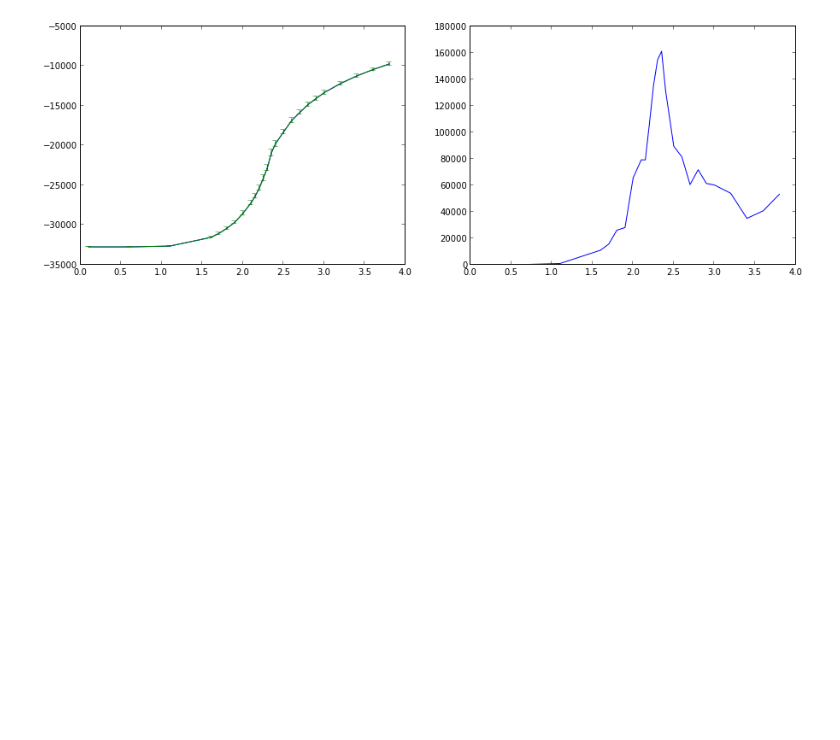
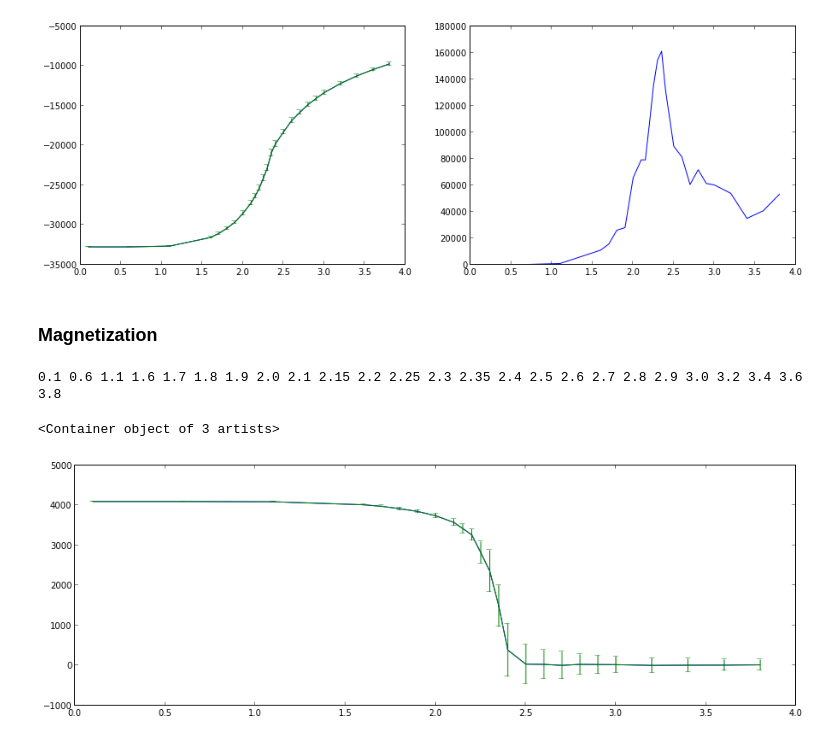
Before and after one commit to forrestsheldon/neurodynamics, a Jupyter notebook: Ising_Model_Testing.ipynb, the cells around one changed output. Cells and saved outputs as stored; diff of their text form; code cells hidden in the pictures; blank space fills up the shorter version.

```diff
--- a/Ising_Model_Testing.ipynb
+++ b/Ising_Model_Testing.ipynb
@@ -521,3 +564,5 @@ axes1[1].plot(temprange, E_vars)
 [figure]
 # %%
 np.savez("E_meansvars_128x128_t0_4", temprange, E_means, E_vars)
+# %% [markdown]
+### Magnetization
@@ -523,0 +571,19 @@ np.savez("E_meansvars_128x128_t0_4", temprange, E_means, E_vars)
+# %%
+temprange = np.concatenate((np.arange(0.1, 1.6, 0.5), np.arange(1.6, 2.1, 0.1), np.arange(2.1, 2.4, 0.05),
+                            np.arange(2.4, 2.99, 0.1), np.arange(3, 4, 0.2)))
+Mag_means = np.zeros_like(temprange)
+Mag_vars = np.zeros_like(temprange)
+for idx, T in enumerate(temprange):
+    print str(T) + "",
+    Mag_test.temp = T
+    Mag_means[idx], Mag_vars[idx], discard = Mag_test.magnetization_stat(100)
+# %% [output]
+0.1 0.6 1.1 1.6 1.7 1.8 1.9 2.0 2.1 2.15 2.2 2.25 2.3 2.35 2.4 2.5 2.6 2.7 2.8 2.9 3.0 3.2 3.4 3.6 3.8
+# %%
+fig2, axes2 = plt.subplots(figsize=(15, 5))
+axes2.plot(temprange, np.abs(Mag_means))
+Mag_std = np.sqrt(Mag_vars)
+axes2.errorbar(temprange, np.abs(Mag_means), yerr=Mag_std)
+# %% [output]
+<Container object of 3 artists>
+[figure, added]
```
Also changed, not shown: parts of 9 cells of this notebook.
